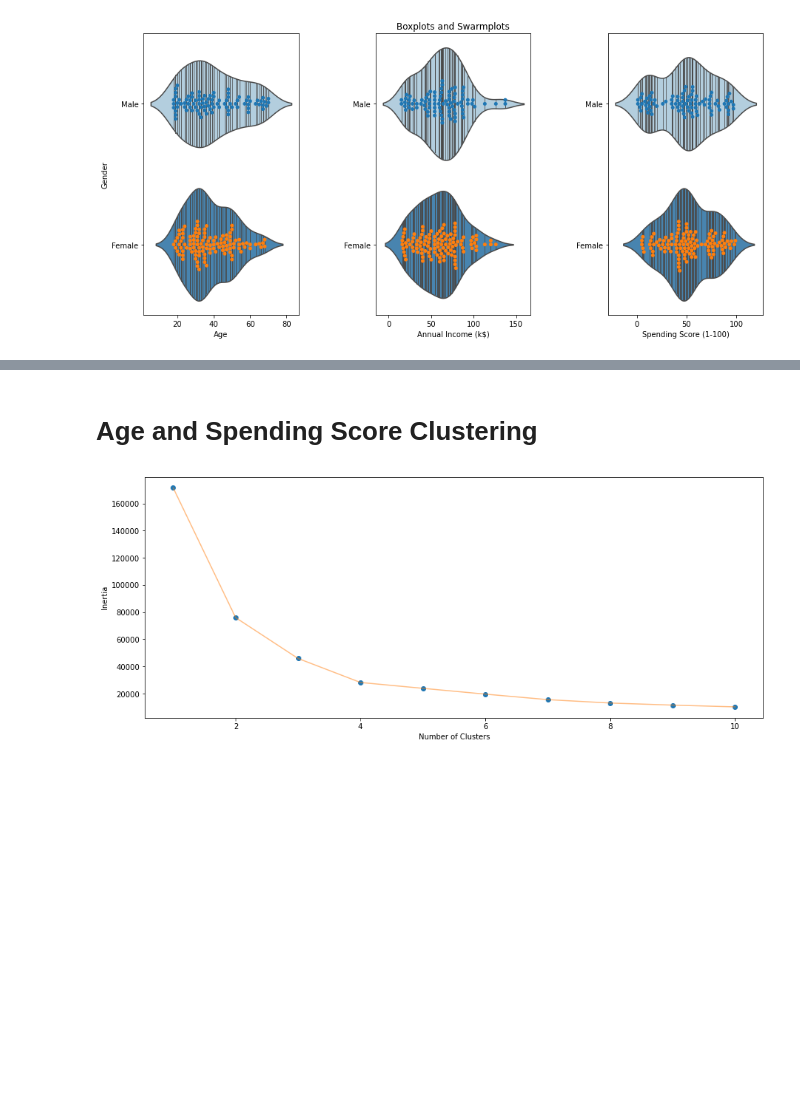
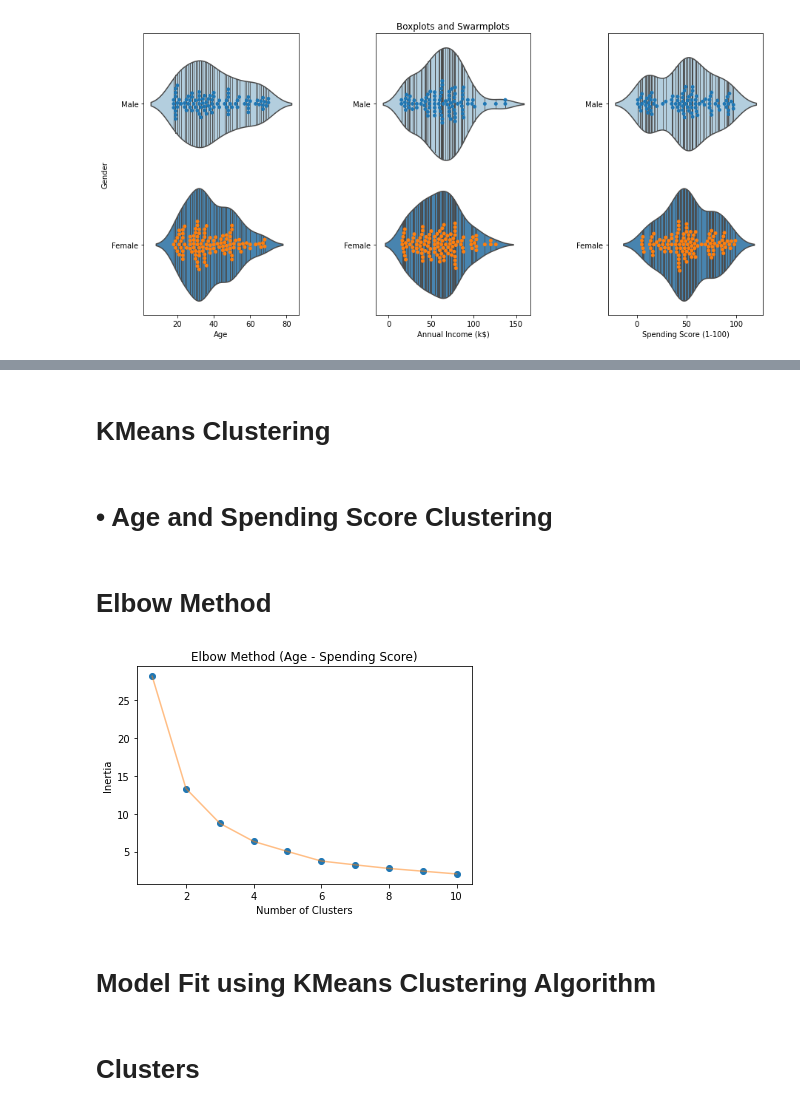
Before and after one commit to KaziShadmanSakib/Artificial-Intelligence, a Jupyter notebook: 97_KaziShadmanSakib_MallCustomerSegmentation.ipynb, the cells around one changed output, grey strips where cells are left out. Saved outputs shown, nothing was run; the diff lists cells and outputs as text; code cells hidden in the pictures; blank space fills up the shorter version.

```diff
--- a/97_KaziShadmanSakib_MallCustomerSegmentation.ipynb
+++ b/97_KaziShadmanSakib_MallCustomerSegmentation.ipynb
@@ -225,0 +250,5 @@ plt.show()
+# %%
+quantitative_columns = ['Age' , 'Annual Income (k$)' , 'Spending Score (1-100)']
+min_max_scaler = MinMaxScaler()
+train_data[quantitative_columns] = min_max_scaler.fit_transform(train_data[quantitative_columns])
+train_data.head()
@@ -226,5 +262,9 @@ plt.show()
+# %% [markdown]
+# **KMeans Clustering**
 # %% [markdown]
-# **Age and Spending Score Clustering**
+# **• Age and Spending Score Clustering**
+# %% [markdown]
+# Elbow Method
 # %%
 # Age and Spending Score
 X1 = train_data[['Age' , 'Spending Score (1-100)']].iloc[: , :].values
@@ -236,11 +276,14 @@ for n in range(1 , n_max):
     algorithm.fit(X1)
     inertia.append(algorithm.inertia_)
 # %%
+plt.title('Elbow Method (Age - Spending Score)')
 plt.figure(1 , figsize = (15 ,6))
 plt.plot(np.arange(1 , 11) , inertia , 'o')
 plt.plot(np.arange(1 , 11) , inertia , '-' , alpha = 0.5)
 plt.xlabel('Number of Clusters') , plt.ylabel('Inertia')
 plt.show()
 # %% [output]
-[figure, old version]
+[figure, new version]
+# %% [markdown]
+# Model Fit using KMeans Clustering Algorithm
 # %%
@@ -255,6 +299,8 @@ x_min, x_max = X1[:, 0].min() - 1, X1[:, 0].max() + 1
 y_min, y_max = X1[:, 1].min() - 1, X1[:, 1].max() + 1
 xx, yy = np.meshgrid(np.arange(x_min, x_max, h), np.arange(y_min, y_max, h))
 Z = algorithm.predict(np.c_[xx.ravel(), yy.ravel()])
+# %% [markdown]
+# Clusters
 # %%
 plt.figure(1 , figsize = (15 , 7) )
 plt.clf()
```
Also changed, not shown: parts of 32 cells of this notebook.
